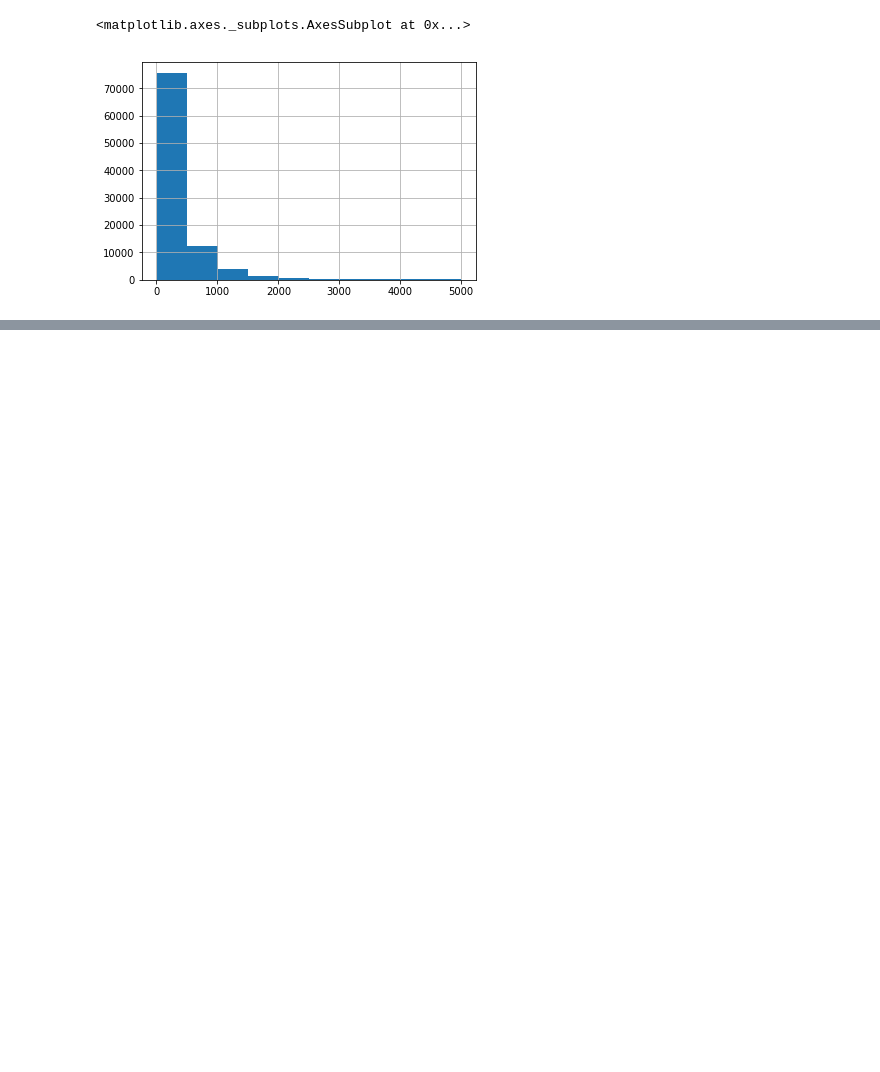
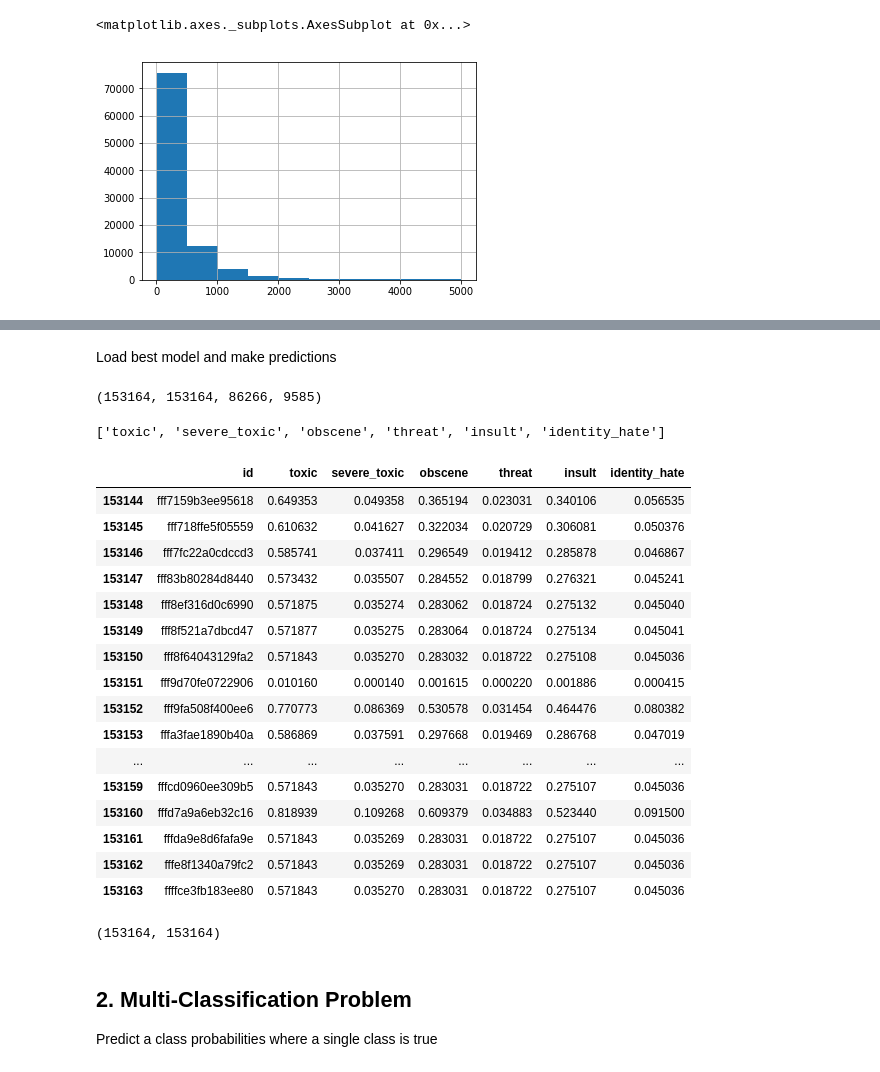
Before and after one commit to ohmeow/fastai-projects, a Jupyter notebook: part1v2/dl1/x_toxic-comment-kaggle.ipynb, the cells around one changed output, grey strips where cells are left out. Saved outputs shown, nothing was run; the diff lists cells and outputs as text; code cells hidden in the pictures; blank space fills up the shorter version.

```diff
--- a/part1v2/dl1/x_toxic-comment-kaggle.ipynb
+++ b/part1v2/dl1/x_toxic-comment-kaggle.ipynb
@@ -259,0 +578,3 @@ b = next(iter(iters[0]))
+# %%
+fit(m, md, 1, lo.opt, F.binary_cross_entropy)
+# use F.binary_cross_entropy for multi-label problems
@@ -259,0 +586,7 @@ b = next(iter(iters[0]))
+# %%
+# 4 cycles of len 1, 2, 4, 8
+
+on_end = lambda sched, cycle: save_model(m, f'{PATH}/models/multi-label-cyc_{cycle}-of-4')
+cb = [CosAnneal(lo, len(md.trn_dl), cycle_mult=2, on_cycle_end=on_end)]
+
+fit(m, md, 2**4-1, lo.opt, F.binary_cross_entropy, callbacks=cb)
@@ -259,0 +612,7 @@ b = next(iter(iters[0]))
+# %%
+# 1 cycle of len 10
+
+on_end = lambda sched, cycle: save_model(m, f'{PATH}/models/multi-label-2-cyc_{cycle}-of-1')
+cb = [CosAnneal(lo, len(md.trn_dl) * 10, on_cycle_end=on_end)]
+
+fit(m, md, 10, lo.opt, F.binary_cross_entropy, callbacks=cb)
@@ -259,0 +633,2 @@ b = next(iter(iters[0]))
+# %% [markdown]
+Load best model and make predictions
@@ -259,0 +637,37 @@ b = next(iter(iters[0]))
+# %%
+preds = predict(m, md.test_dl)
+len(preds), len(test_df), len(train_df), len(val_df)
+# %% [output]
+(153164, 153164, 86266, 9585)
+# %%
+label_cols
+# %% [output]
+['toxic', 'severe_toxic', 'obscene', 'threat', 'insult', 'identity_hate']
+# %%
+subm_df = pd.DataFrame(data=preds, columns=label_cols) # -- if "none" included
+# subm_df = pd.DataFrame(data=preds[:,:6], columns=label_cols) # -- if "none" included
+
+subm_df.insert(0, 'id', test_df.id)
+subm_df.tail(20)
+# %% [output]
+|  | id | toxic | severe_toxic | obscene | threat | insult | identity_hate |
+| 153144 | fff7159b3ee95618 | 0.649353 | 0.049358 | 0.365194 | 0.023031 | 0.340106 | 0.056535 |
+| 153145 | fff718ffe5f05559 | 0.610632 | 0.041627 | 0.322034 | 0.020729 | 0.306081 | 0.050376 |
+| 153146 | fff7fc22a0cdccd3 | 0.585741 | 0.037411 | 0.296549 | 0.019412 | 0.285878 | 0.046867 |
+| 153147 | fff83b80284d8440 | 0.573432 | 0.035507 | 0.284552 | 0.018799 | 0.276321 | 0.045241 |
+| 153148 | fff8ef316d0c6990 | 0.571875 | 0.035274 | 0.283062 | 0.018724 | 0.275132 | 0.045040 |
+| 153149 | fff8f521a7dbcd47 | 0.571877 | 0.035275 | 0.283064 | 0.018724 | 0.275134 | 0.045041 |
+| 153150 | fff8f64043129fa2 | 0.571843 | 0.035270 | 0.283032 | 0.018722 | 0.275108 | 0.045036 |
+| 153151 | fff9d70fe0722906 | 0.010160 | 0.000140 | 0.001615 | 0.000220 | 0.001886 | 0.000415 |
+| 153152 | fff9fa508f400ee6 | 0.770773 | 0.086369 | 0.530578 | 0.031454 | 0.464476 | 0.080382 |
+| 153153 | fffa3fae1890b40a | 0.586869 | 0.037591 | 0.297668 | 0.019469 | 0.286768 | 0.047019 |
+| ... | ... | ... | ... | ... | ... | ... | ... |
+| 153159 | fffcd0960ee309b5 | 0.571843 | 0.035270 | 0.283031 | 0.018722 | 0.275107 | 0.045036 |
+| 153160 | fffd7a9a6eb32c16 | 0.818939 | 0.109268 | 0.609379 | 0.034883 | 0.523440 | 0.091500 |
+| 153161 | fffda9e8d6fafa9e | 0.571843 | 0.035269 | 0.283031 | 0.018722 | 0.275107 | 0.045036 |
+| 153162 | fffe8f1340a79fc2 | 0.571843 | 0.035269 | 0.283031 | 0.018722 | 0.275107 | 0.045036 |
+| 153163 | ffffce3fb183ee80 | 0.571843 | 0.035270 | 0.283031 | 0.018722 | 0.275107 | 0.045036 |
+# %%
+len(preds), len(test_df)
+# %% [output]
+(153164, 153164)
@@ -259,0 +676,4 @@ b = next(iter(iters[0]))
+# %% [markdown]
+## 2. Multi-Classification Problem
+
+Predict a class probabilities where a single class is true
```
Also changed, not shown: parts of 105 cells of this notebook, 5 other files.
